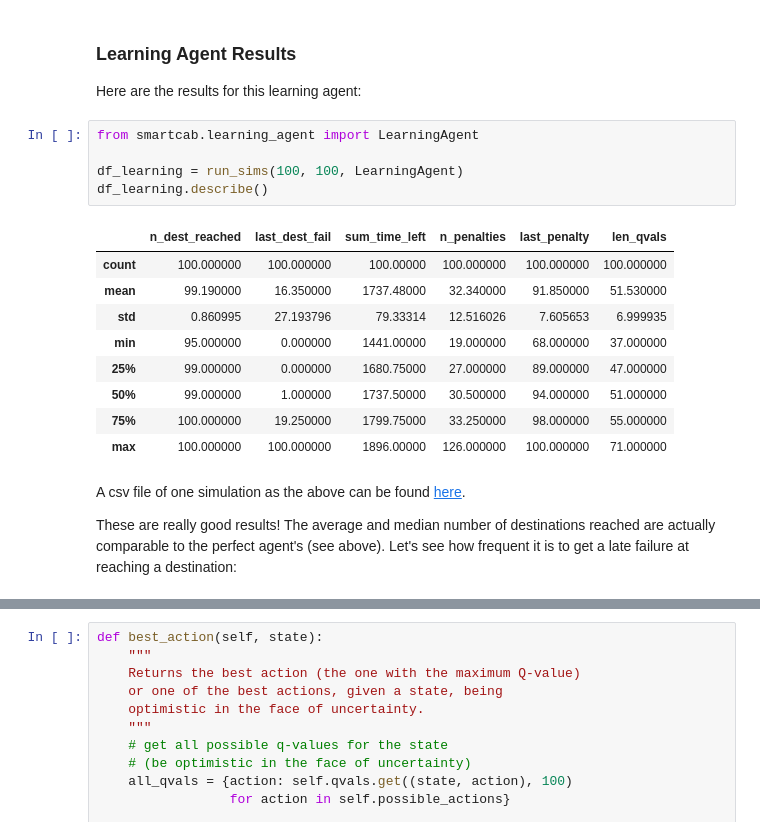
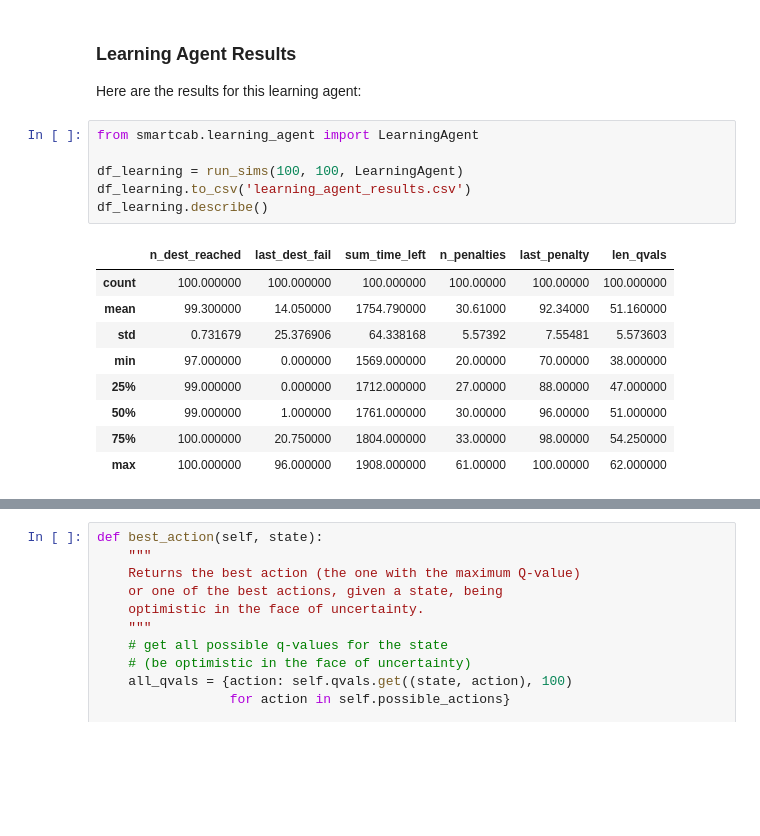
Before and after one commit to lmurtinho/mlend_ps4_smartcab, a Jupyter notebook: project_report.ipynb, the cells around one changed output, grey strips where cells are left out. Saved outputs shown, nothing was run; the diff lists cells and outputs as text; blank space fills up the shorter version.

```diff
--- a/project_report.ipynb
+++ b/project_report.ipynb
@@ -286,19 +314,16 @@ Here are the results for this learning agent:
 # %%
 from smartcab.learning_agent import LearningAgent
 
 df_learning = run_sims(100, 100, LearningAgent)
+df_learning.to_csv('learning_agent_results.csv')
 df_learning.describe()
 # %% [output]
 |  | n_dest_reached | last_dest_fail | sum_time_left | n_penalties | last_penalty | len_qvals |
-| count | 100.000000 | 100.000000 | 100.00000 | 100.000000 | 100.000000 | 100.000000 |
-| mean | 99.190000 | 16.350000 | 1737.48000 | 32.340000 | 91.850000 | 51.530000 |
-| std | 0.860995 | 27.193796 | 79.33314 | 12.516026 | 7.605653 | 6.999935 |
-| min | 95.000000 | 0.000000 | 1441.00000 | 19.000000 | 68.000000 | 37.000000 |
-| 25% | 99.000000 | 0.000000 | 1680.75000 | 27.000000 | 89.000000 | 47.000000 |
-| 50% | 99.000000 | 1.000000 | 1737.50000 | 30.500000 | 94.000000 | 51.000000 |
-| 75% | 100.000000 | 19.250000 | 1799.75000 | 33.250000 | 98.000000 | 55.000000 |
-| max | 100.000000 | 100.000000 | 1896.00000 | 126.000000 | 100.000000 | 71.000000 |
+| count | 100.000000 | 100.000000 | 100.000000 | 100.00000 | 100.00000 | 100.000000 |
+| mean | 99.300000 | 14.050000 | 1754.790000 | 30.61000 | 92.34000 | 51.160000 |
+| std | 0.731679 | 25.376906 | 64.338168 | 5.57392 | 7.55481 | 5.573603 |
+| min | 97.000000 | 0.000000 | 1569.000000 | 20.00000 | 70.00000 | 38.000000 |
+| 25% | 99.000000 | 0.000000 | 1712.000000 | 27.00000 | 88.00000 | 47.000000 |
+| 50% | 99.000000 | 1.000000 | 1761.000000 | 30.00000 | 96.00000 | 51.000000 |
+| 75% | 100.000000 | 20.750000 | 1804.000000 | 33.00000 | 98.00000 | 54.250000 |
+| max | 100.000000 | 96.000000 | 1908.000000 | 61.00000 | 100.00000 | 62.000000 |
-# %% [markdown]
-A csv file of one simulation as the above can be found [here](https://github.com/lmurtinho/machine-learning/blob/my_projects/projects/smartcab/learning_agent_results.csv).
-
-These are really good results! The average and median number of destinations reached are actually comparable to the perfect agent's (see above). Let's see how frequent it is to get a late failure at reaching a destination:
```
Also changed, not shown: parts of 36 cells of this notebook, 38 other files.
